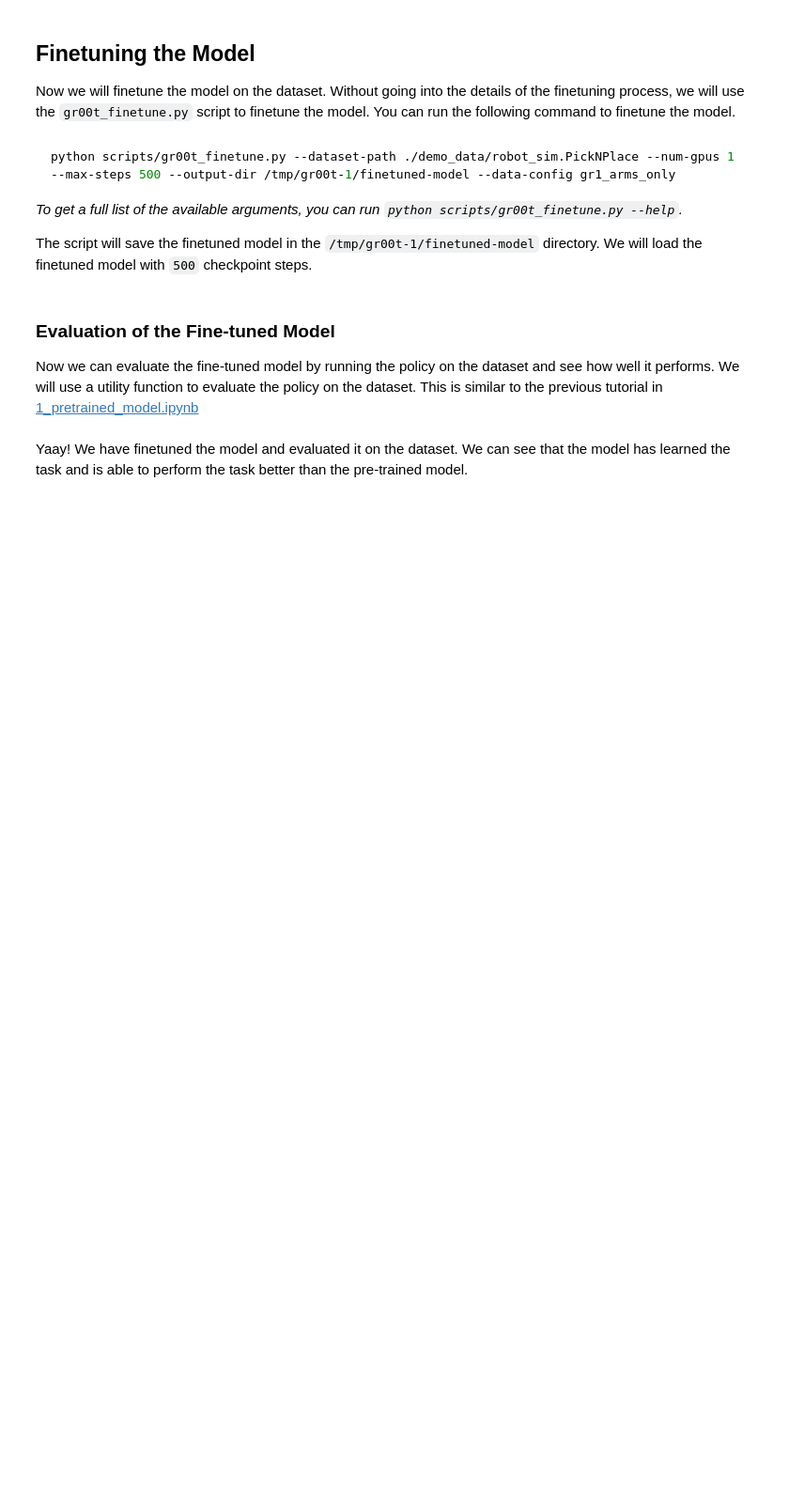
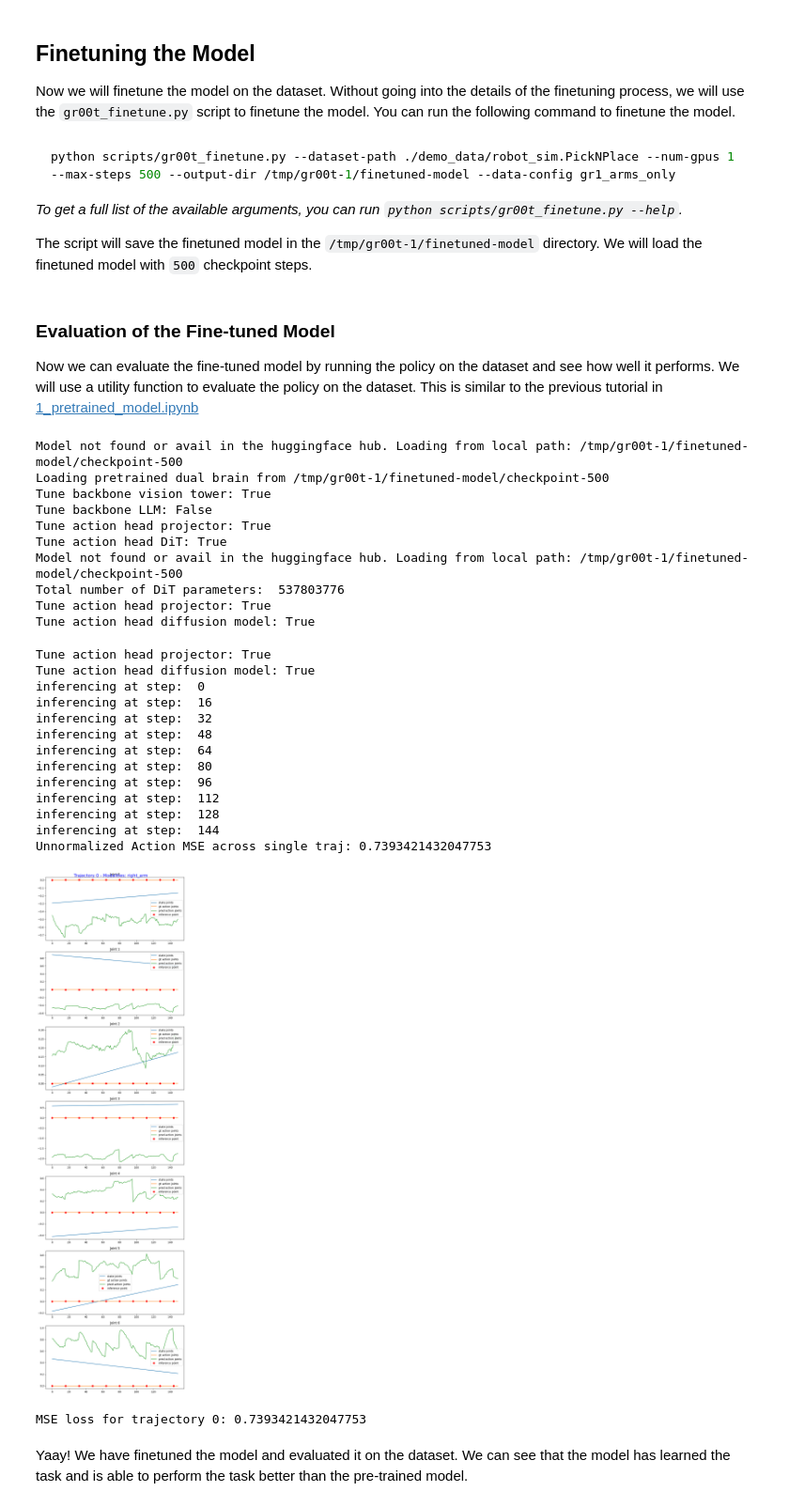
Before and after one commit to SaPHaRI-Lab/SaPHaRI-GR00T, a Jupyter notebook: getting_started/2_finetuning(1).ipynb, the cells around one changed output. Shown at 94% size. Cells and saved outputs as stored; diff of their text form; code cells hidden in the pictures; blank space fills up the shorter version.

```diff
--- a/getting_started/2_finetuning(1).ipynb
+++ b/getting_started/2_finetuning(1).ipynb
@@ -284,28 +235,54 @@ Now we can evaluate the fine-tuned model by running the policy on the dataset an
 # %%
 from gr00t.utils.eval import calc_mse_for_single_trajectory
 import warnings
 
 finetuned_model_path = "/tmp/gr00t-1/finetuned-model/checkpoint-500"
 finetuned_policy = Gr00tPolicy(
     model_path=finetuned_model_path,
     embodiment_tag="new_embodiment",
     modality_config=modality_config,
     modality_transform=modality_transform,
     device=device,
 )
 
 warnings.simplefilter("ignore", category=FutureWarning)
 
 mse = calc_mse_for_single_trajectory(
     finetuned_policy,
     dataset,
     traj_id=0,
-    modality_keys=["right_arm", "right_hand"],   # we will only evaluate the right arm and right hand
+    modality_keys=["right_arm"],   # we will only evaluate the right arm and right hand
     steps=150,
     action_horizon=16,
     plot=True
 )
 
 print("MSE loss for trajectory 0:", mse)
+# %% [output]
+Model not found or avail in the huggingface hub. Loading from local path: /tmp/gr00t-1/finetuned-model/checkpoint-500
+Loading pretrained dual brain from /tmp/gr00t-1/finetuned-model/checkpoint-500
+Tune backbone vision tower: True
+Tune backbone LLM: False
+Tune action head projector: True
+Tune action head DiT: True
+Model not found or avail in the huggingface hub. Loading from local path: /tmp/gr00t-1/finetuned-model/checkpoint-500
+Total number of DiT parameters:  537803776
+Tune action head projector: True
+Tune action head diffusion model: True
+Tune action head projector: True
+Tune action head diffusion model: True
+inferencing at step:  0
+inferencing at step:  16
+inferencing at step:  32
+inferencing at step:  48
+inferencing at step:  64
+inferencing at step:  80
+inferencing at step:  96
+inferencing at step:  112
+inferencing at step:  128
+inferencing at step:  144
+Unnormalized Action MSE across single traj: 0.7393421432047753
+[figure, added]
+MSE loss for trajectory 0: 0.7393421432047753
 # %% [markdown]
 Yaay! We have finetuned the model and evaluated it on the dataset. We can see that the model has learned the task and is able to perform the task better than the pre-trained model.
```
Also changed, not shown: parts of 3 cells of this notebook, 1 other file.
